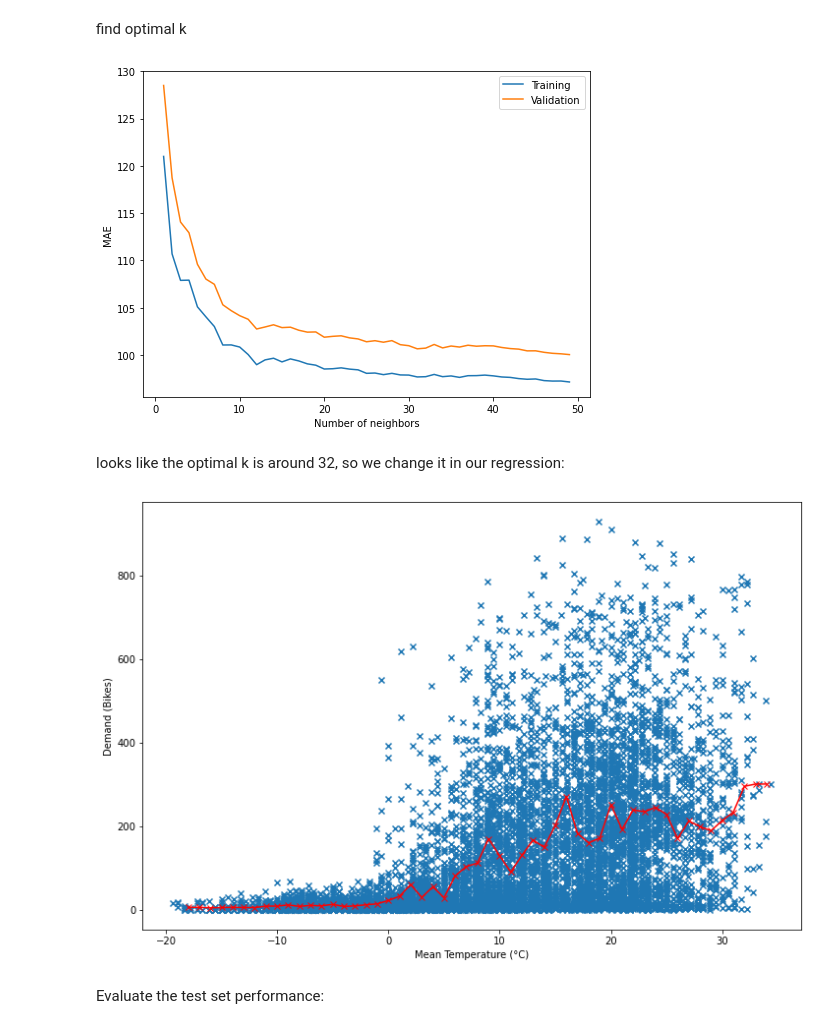
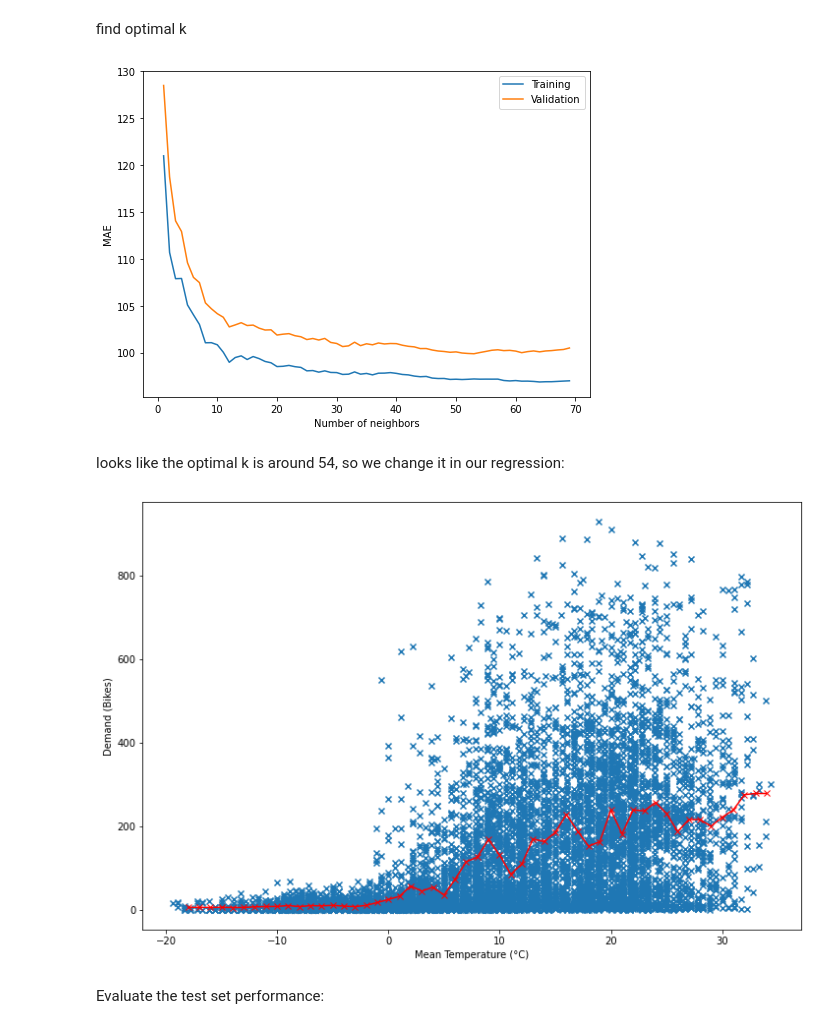
Before and after one commit to kond254/DSML-colasechs, a Jupyter notebook: Task_3-PredictiveAnalytics/KNN_correctissimo.ipynb, the cells around one changed output. Drawn from its saved outputs; the diff is of its cells as text; code cells hidden in the pictures.

```diff
--- a/Task_3-PredictiveAnalytics/KNN_correctissimo.ipynb
+++ b/Task_3-PredictiveAnalytics/KNN_correctissimo.ipynb
@@ -106,13 +112,13 @@ def find_knn (x_train, x_test, y_train, y_test,max_k):
     #plt.ylim((0,1))
     plt.show()
 # %%
-find_knn(x_train.values, x_test.values, y_train.values, y_test.values, 50)
+find_knn(x_train.values, x_test.values, y_train.values, y_test.values, 70)
 # %% [output]
-[figure, old version]
+[figure, new version]
 # %% [markdown]
-looks like the optimal k is around 32, so we change it in our regression:
+looks like the optimal k is around 54, so we change it in our regression:
 # %%
-KNN_reg = KNeighborsRegressor(n_neighbors=32)
+KNN_reg = KNeighborsRegressor(n_neighbors=54)
 KNN_model = KNN_reg.fit(x_train.values.reshape((-1,1)), y_train)
 
 # Predict
@@ -125,7 +131,7 @@ plt.xlabel("Mean Temperature (°C)")
 plt.ylabel("Demand (Bikes)")
 plt.show()
 # %% [output]
-[figure, old version]
+[figure, new version]
 # %% [markdown]
 Evaluate the test set performance:
 # %%
```
Also changed, not shown: parts of 13 cells of this notebook.
